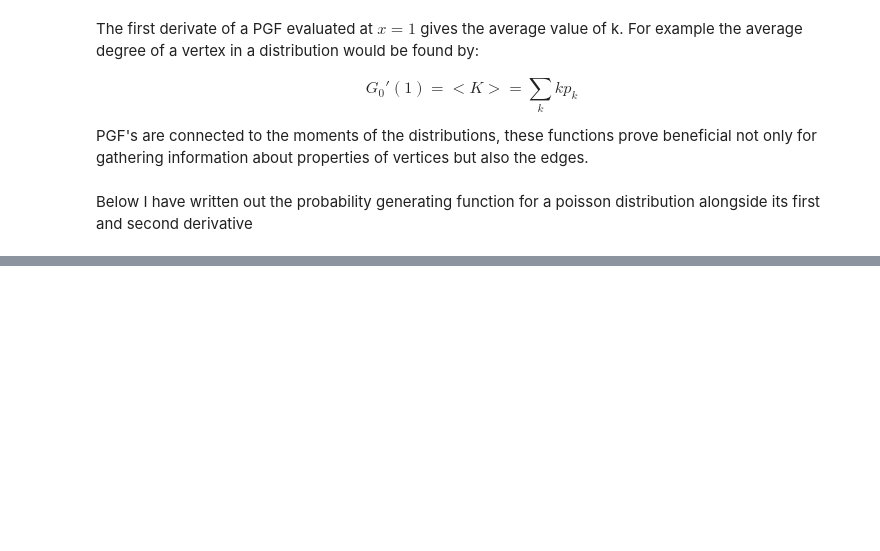
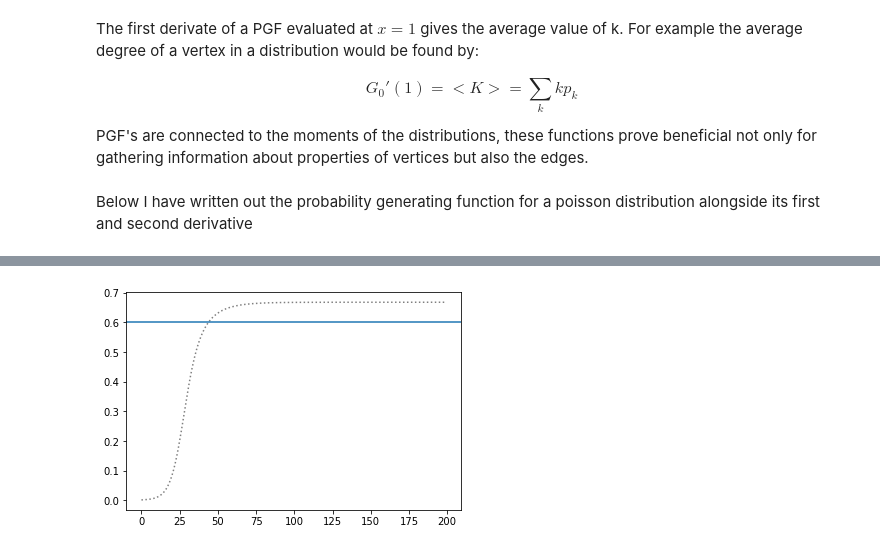
Before and after one commit to leoloman/NE_SIR_model, a Jupyter notebook: NE_model_Poisson_Explained.ipynb, the cells around one changed output, grey strips where cells are left out. Saved outputs shown, nothing was run; the diff lists cells and outputs as text; code cells hidden in the pictures; blank space fills up the shorter version.

```diff
--- a/NE_model_Poisson_Explained.ipynb
+++ b/NE_model_Poisson_Explained.ipynb
@@ -158,3 +177,10 @@ init = [1 - epsilon, # theta
 # %%
 out=sp_int.odeint(derv, init, time, args=(lamda,r,mu,ro,
                                           calc_g,calc_g1,calc_g2))
+# %%
+fig,ax = plt.subplots()
+ax.plot(1 - (out[:,5]+out[:,3]) + out[:,5], alpha = 0.5, c = 'black',label= 'CS Incidennce', ls = ':')
+ax.axhline(0.6)
+plt.show()
+# %% [output]
+[figure, added]
```
Also changed, not shown: parts of 16 cells of this notebook.
